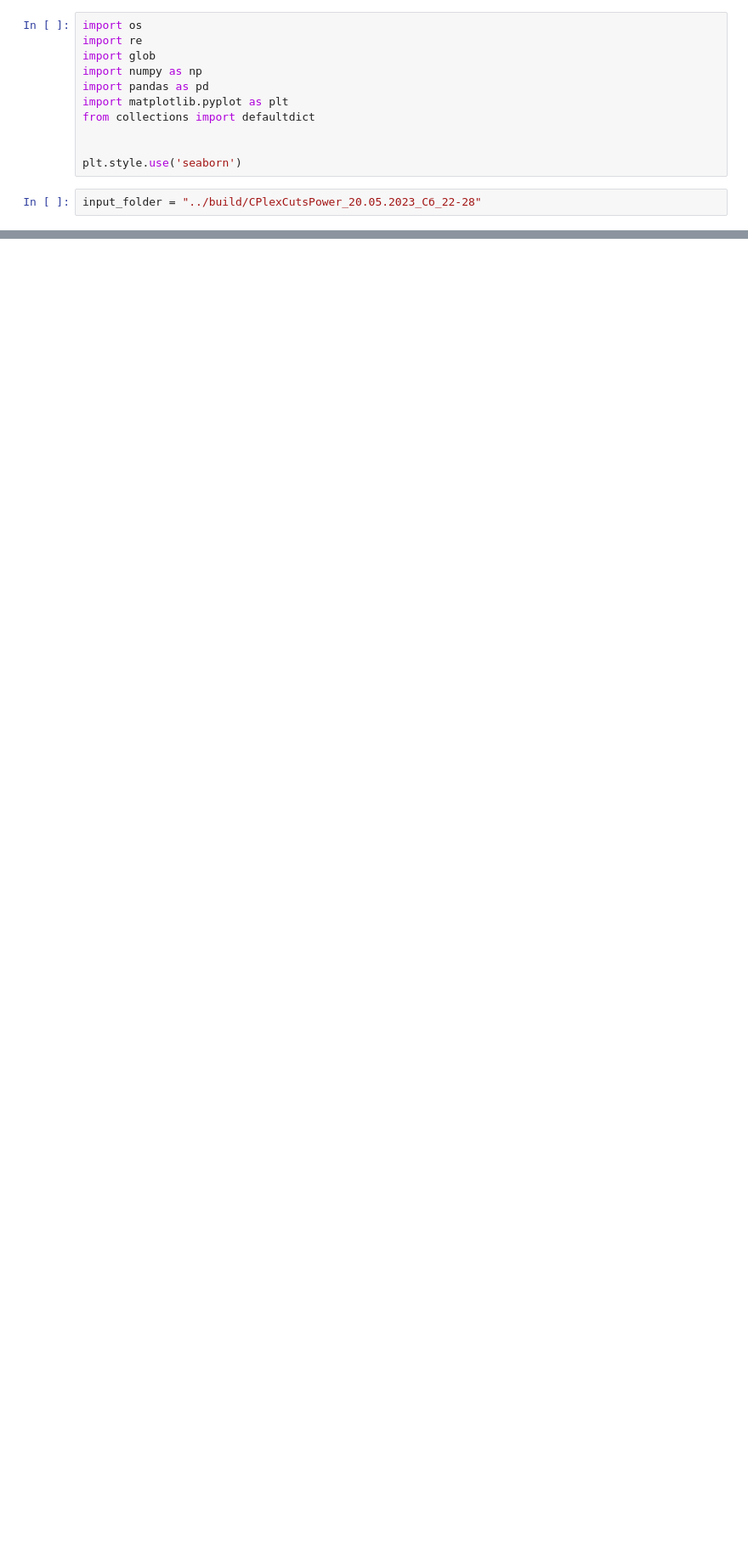
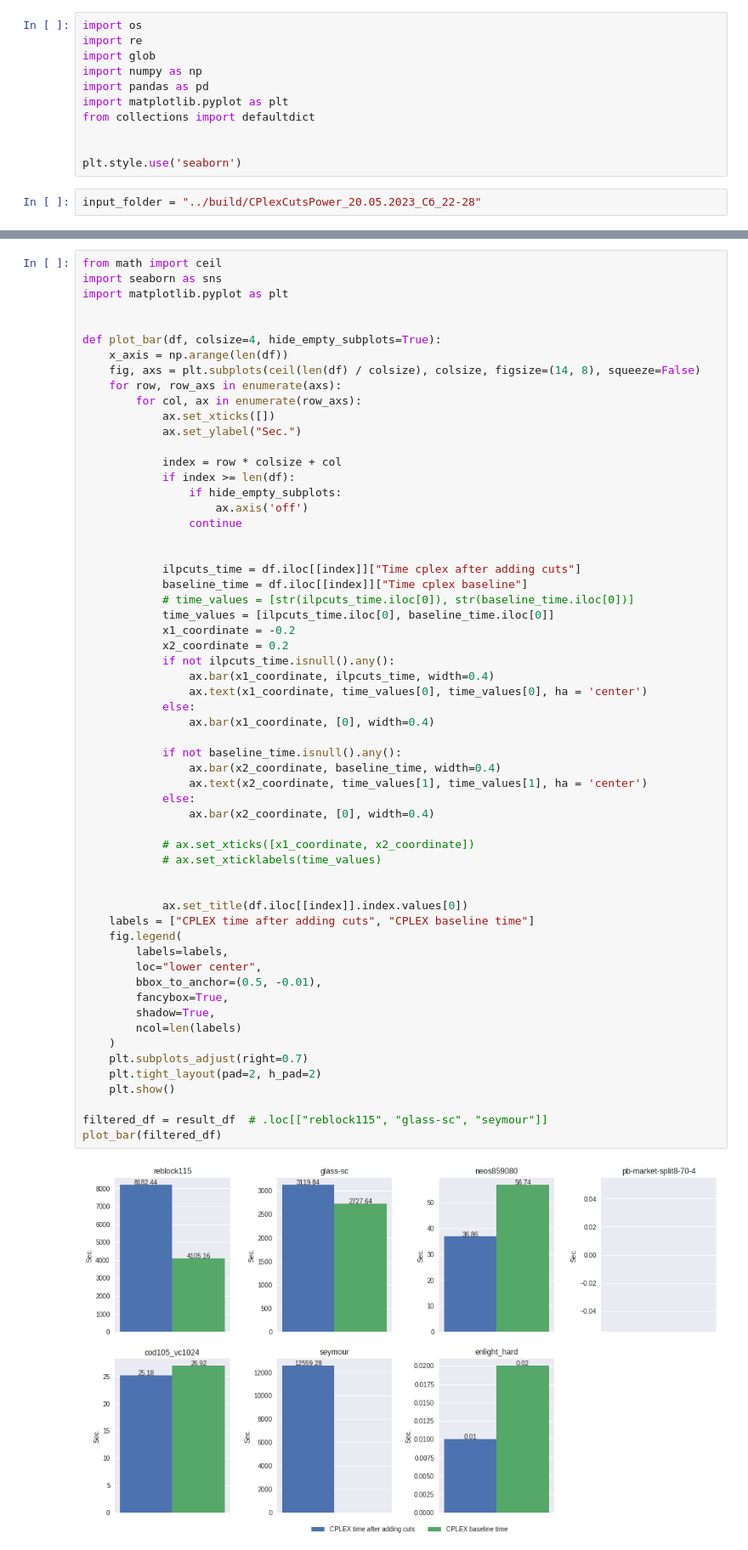
Before and after one commit to dmitrygribanov/ILPCuts, a Jupyter notebook: scripts/cplex_console_report.ipynb, the cells around one changed output, grey strips where cells are left out. Shown at 85% size. Saved outputs shown, nothing was run; the diff lists cells and outputs as text; blank space fills up the shorter version.

Commit message:
Generate new plots for cplexConsole results

```diff
--- a/scripts/cplex_console_report.ipynb
+++ b/scripts/cplex_console_report.ipynb
@@ -139,0 +188,61 @@ show_transposed(result_df)
+# %%
+from math import ceil
+import seaborn as sns
+import matplotlib.pyplot as plt
+
+
+def plot_bar(df, colsize=4, hide_empty_subplots=True):
+    x_axis = np.arange(len(df))
+    fig, axs = plt.subplots(ceil(len(df) / colsize), colsize, figsize=(14, 8), squeeze=False)
+    for row, row_axs in enumerate(axs):
+        for col, ax in enumerate(row_axs):
+            ax.set_xticks([])
+            ax.set_ylabel("Sec.")
+
+            index = row * colsize + col
+            if index >= len(df):
+                if hide_empty_subplots:
+                    ax.axis('off')
+                continue
+
+
+            ilpcuts_time = df.iloc[[index]]["Time cplex after adding cuts"]
+            baseline_time = df.iloc[[index]]["Time cplex baseline"]
+            # time_values = [str(ilpcuts_time.iloc[0]), str(baseline_time.iloc[0])]
+            time_values = [ilpcuts_time.iloc[0], baseline_time.iloc[0]]
+            x1_coordinate = -0.2
+            x2_coordinate = 0.2
+            if not ilpcuts_time.isnull().any():
+                ax.bar(x1_coordinate, ilpcuts_time, width=0.4)
+                ax.text(x1_coordinate, time_values[0], time_values[0], ha = 'center')
+            else:
+                ax.bar(x1_coordinate, [0], width=0.4)
+
+            if not baseline_time.isnull().any():
+                ax.bar(x2_coordinate, baseline_time, width=0.4)
+                ax.text(x2_coordinate, time_values[1], time_values[1], ha = 'center')
+            else:
+                ax.bar(x2_coordinate, [0], width=0.4)
+
+            # ax.set_xticks([x1_coordinate, x2_coordinate])
+            # ax.set_xticklabels(time_values)
+
+
+            ax.set_title(df.iloc[[index]].index.values[0])
+    labels = ["CPLEX time after adding cuts", "CPLEX baseline time"]
+    fig.legend(
+        labels=labels,
+        loc="lower center",
+        bbox_to_anchor=(0.5, -0.01),
+        fancybox=True,
+        shadow=True,
+        ncol=len(labels)
+    )
+    plt.subplots_adjust(right=0.7)
+    plt.tight_layout(pad=2, h_pad=2)
+    plt.show()
+
+filtered_df = result_df  # .loc[["reblock115", "glass-sc", "seymour"]]
+plot_bar(filtered_df)
+# %% [output]
+[figure, added]
```
Also changed, not shown: parts of 14 cells of this notebook.
